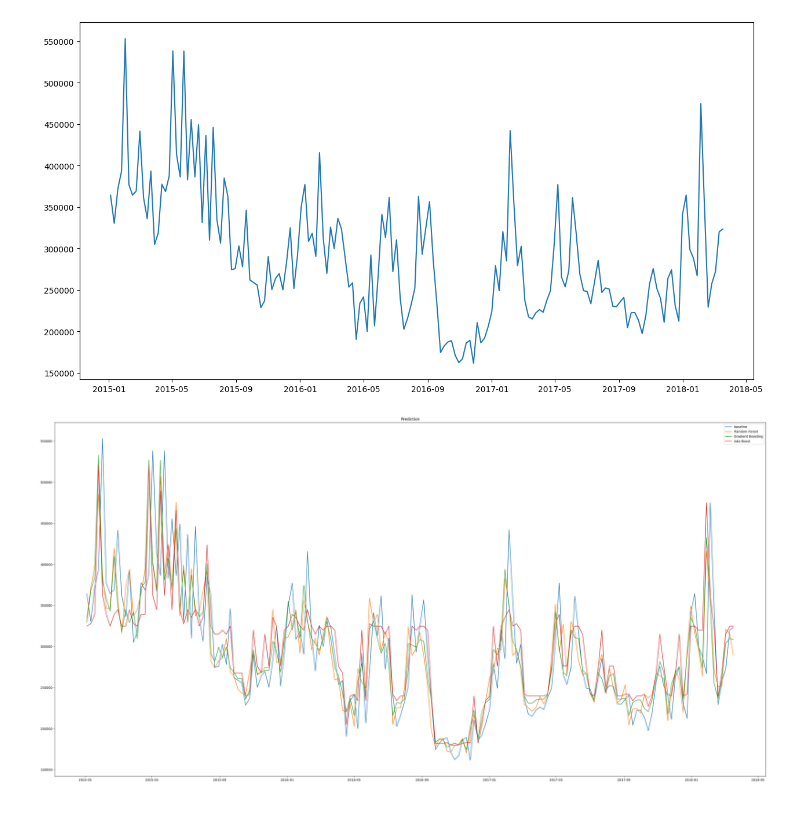
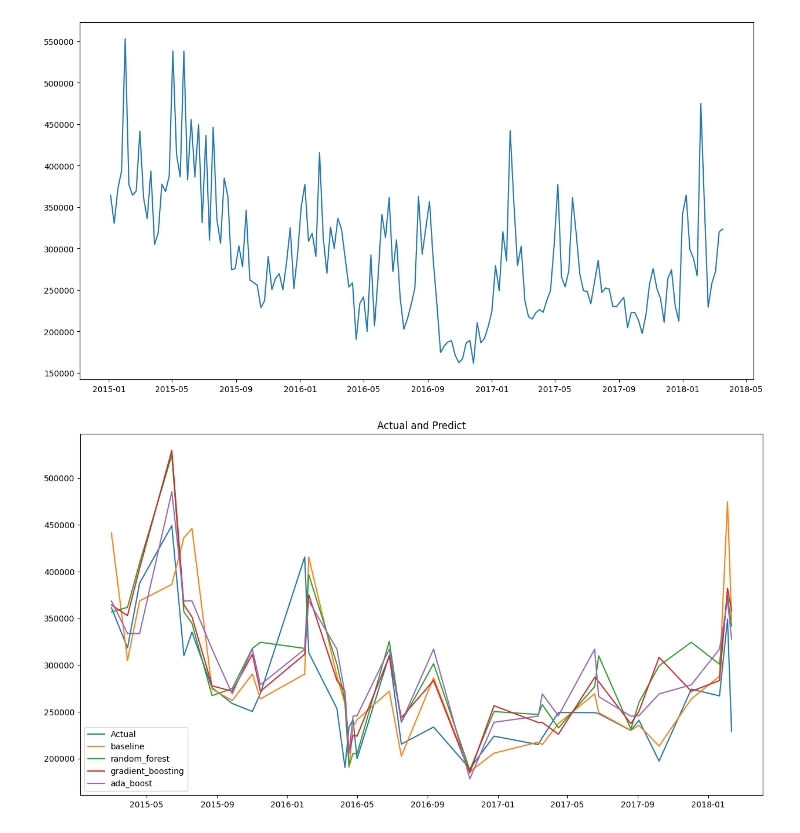
Before and after one commit to kankittikan/regression-mini-2, a Jupyter notebook: Envi-Previous.ipynb, the cells around one changed output. Drawn from its saved outputs; the diff is of its cells as text; code cells hidden in the pictures.

```diff
--- a/Envi-Previous.ipynb
+++ b/Envi-Previous.ipynb
@@ -16,8 +17,5 @@ def mape(y_true, y_pred):
 # add target by shift Envi column
 df['y'] = df['Envi'].shift(-1)
 df = df.drop(df.tail(1).index)
-
-# add baseline from Envi
-df['baseline_pred'] = df['Envi']
 df
 # %% [output]
@@ -47,3 +55,11 @@ plt.show()
+# %%
+#baseline model
+baseline_pred = X_test[:, 1:]
+
+baseline_mae = mean_absolute_error(y_test[:, 1:], baseline_pred)
+baseline_mse = mean_squared_error(y_test[:, 1:], baseline_pred)
+baseline_r2 = r2_score(y_test[:, 1:], baseline_pred)
+baseline_mape = mape(y_test[:, 1:], baseline_pred)
 # %%
 # implement random forest regression
 from sklearn.ensemble import RandomForestRegressor
@@ -87,32 +93,28 @@ gradient_mape = mape(y_train, gradient_pred)
 from sklearn.ensemble import AdaBoostRegressor
 adaBoost=AdaBoostRegressor()
 
-X_train = df['Envi'].values.reshape(-1, 1)
-y_train = df['y'].values.reshape(-1, 1)
-X_test = df['Envi'].values.reshape(-1, 1)
+adaBoost.fit(X_train[:, 1:], y_train[:, 1:])
 
-adaBoost.fit(X_train,y_train)
+ada_pred = adaBoost.predict(X_test[:, 1:])
 
-ada_pred = adaBoost.predict(X_test)
-df['adaBoost_pred'] = ada_pred
-
-ada_mae = mean_absolute_error(y_train, ada_pred)
-ada_mse = mean_squared_error(y_train, ada_pred)
-ada_r2 = r2_score(y_train, ada_pred)
-ada_mape = mape(y_train, ada_pred)
+ada_mae = mean_absolute_error(y_test[:, 1:], ada_pred)
+ada_mse = mean_squared_error(y_test[:, 1:], ada_pred)
+ada_r2 = r2_score(y_test[:, 1:], ada_pred)
+ada_mape = mape(y_test[:, 1:], ada_pred)
 # %%
-# evaluting
+#predict and actual
 f = plt.figure()
-f.set_figwidth(40)
-f.set_figheight(20)
+f.set_figwidth(15)
+f.set_figheight(8)
 
-plt.plot(df.index, df['baseline_pred'], label='baseline')
-plt.plot(df.index, df['ran_pred'], label='Random Forest')
-plt.plot(df.index, df['gradient_pred'], label='Gradient Boosting')
-plt.plot(df.index, df['adaBoost_pred'], label='Ada Boost')
-plt.title('Prediction')
+plt.plot(X_test[:, :1], y_test[:, 1:], label='Actual')
+plt.plot(X_test[:, :1], baseline_pred, label='baseline')
+plt.plot(X_test[:, :1], ran_pred, label='random_forest')
+plt.plot(X_test[:, :1], gradient_pred, label='gradient_boosting')
+plt.plot(X_test[:, :1], ada_pred, label='ada_boost')
+plt.title('Actual and Predict')
 plt.legend()
 plt.show()
 # %% [output]
-[figure, old version]
+[figure, new version]
 # %%
```
Also changed, not shown: parts of 10 cells of this notebook, 6 other files.
